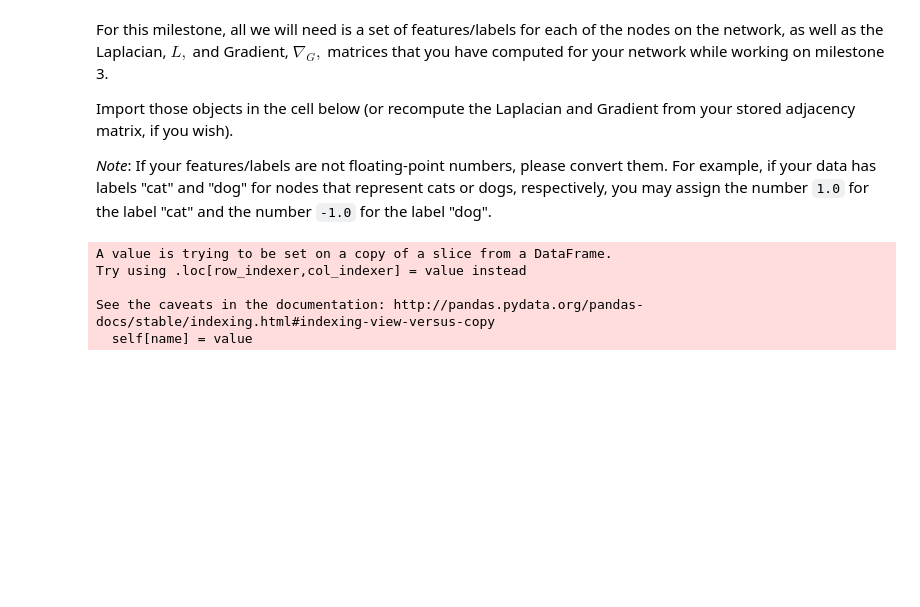
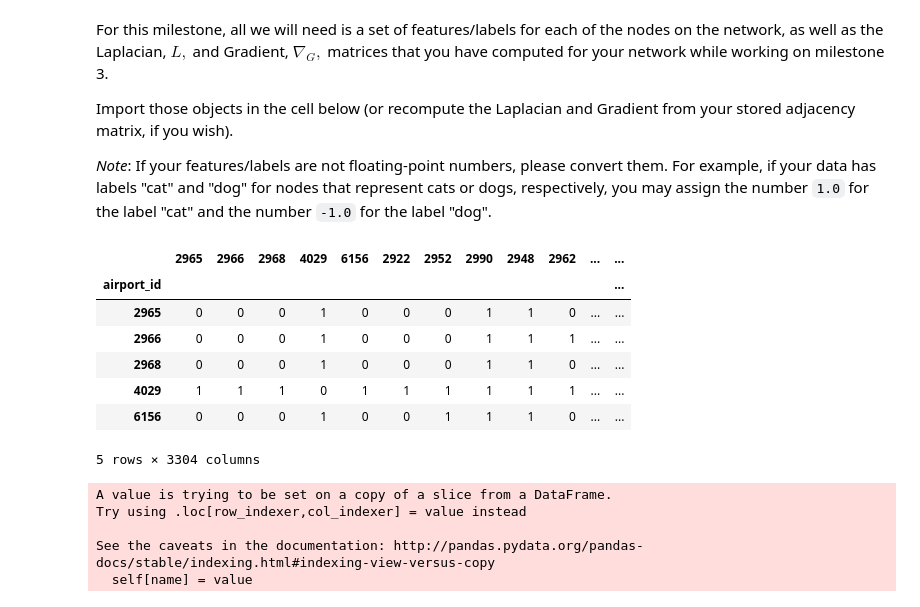
Before and after one commit to AmauV/NTDS, a Jupyter notebook: 4_graph_signal_processing.ipynb, the cells around one changed output. Saved outputs shown, nothing was run; the diff lists cells and outputs as text; code cells hidden in the pictures; blank space fills up the shorter version.

```diff
--- a/4_graph_signal_processing.ipynb
+++ b/4_graph_signal_processing.ipynb
@@ -99,3 +91,14 @@ sparse_cluster = sparse.csr_matrix(biggest_cluster_matrix)
+# %%
+df_biggest_cluster.head()
+# %% [output]
+|  | 2965 | 2966 | 2968 | 4029 | 6156 | 2922 | 2952 | 2990 | 2948 | 2962 | ... | ... |
+| airport_id |  |  |  |  |  |  |  |  |  |  |  | ... |
+| 2965 | 0 | 0 | 0 | 1 | 0 | 0 | 0 | 1 | 1 | 0 | ... | ... |
+| 2966 | 0 | 0 | 0 | 1 | 0 | 0 | 0 | 1 | 1 | 1 | ... | ... |
+| 2968 | 0 | 0 | 0 | 1 | 0 | 0 | 0 | 1 | 1 | 0 | ... | ... |
+| 4029 | 1 | 1 | 1 | 0 | 1 | 1 | 1 | 1 | 1 | 1 | ... | ... |
+| 6156 | 0 | 0 | 0 | 1 | 0 | 0 | 1 | 1 | 1 | 0 | ... | ... |
+5 rows × 3304 columns
 # %%
 #Load a dataset with more information about the airports
 airports = pd.read_csv("airports.dat", header=None)
```
Also changed, not shown: parts of 8 cells of this notebook, 1 other file.
